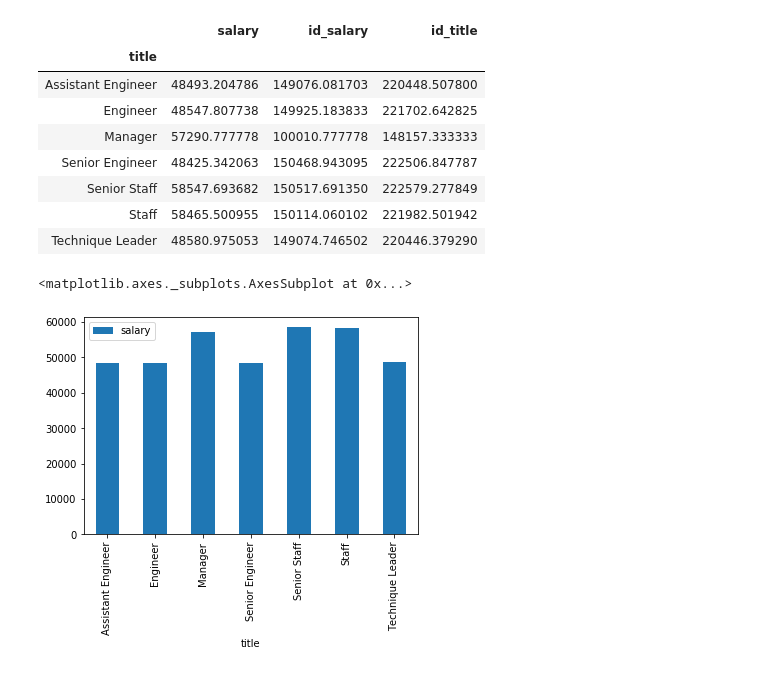
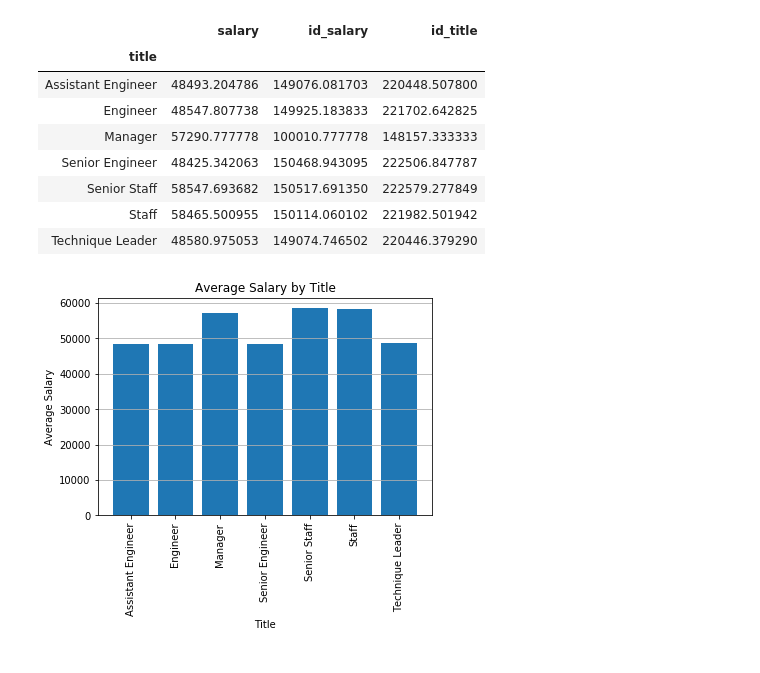
Before and after one commit to Jhyrryl/homework, a Jupyter notebook: sql-challenge/EmployeeSQL/SQL Homework.ipynb, the cells around one changed output. Drawn from its saved outputs; the diff is of its cells as text; code cells hidden in the pictures.

```diff
--- a/sql-challenge/EmployeeSQL/SQL Homework.ipynb
+++ b/sql-challenge/EmployeeSQL/SQL Homework.ipynb
@@ -73,8 +77,15 @@ title_salaries
 | Senior Staff | 58547.693682 | 150517.691350 | 222579.277849 |
 | Staff | 58465.500955 | 150114.060102 | 221982.501942 |
 | Technique Leader | 48580.975053 | 149074.746502 | 220446.379290 |
-# %%
-title_salaries.plot.bar(y='salary')
-# %% [output]
-<matplotlib.axes._subplots.AxesSubplot at 0x...>
-[figure, removed]
+# %%
+ticks = [i for i in range(len(title_salaries))]
+plt.bar(ticks, title_salaries['salary'], tick_label=title_salaries.index)
+plt.xlabel('Title')
+plt.ylabel('Average Salary')
+plt.title('Average Salary by Title')
+ticks, labels = plt.xticks()
+plt.xticks(ticks, labels, rotation=90)
+plt.grid(which='both', axis='y')
+plt.show()
+# %% [output]
+[figure, added]
```
Also changed, not shown: parts of 6 cells of this notebook.
